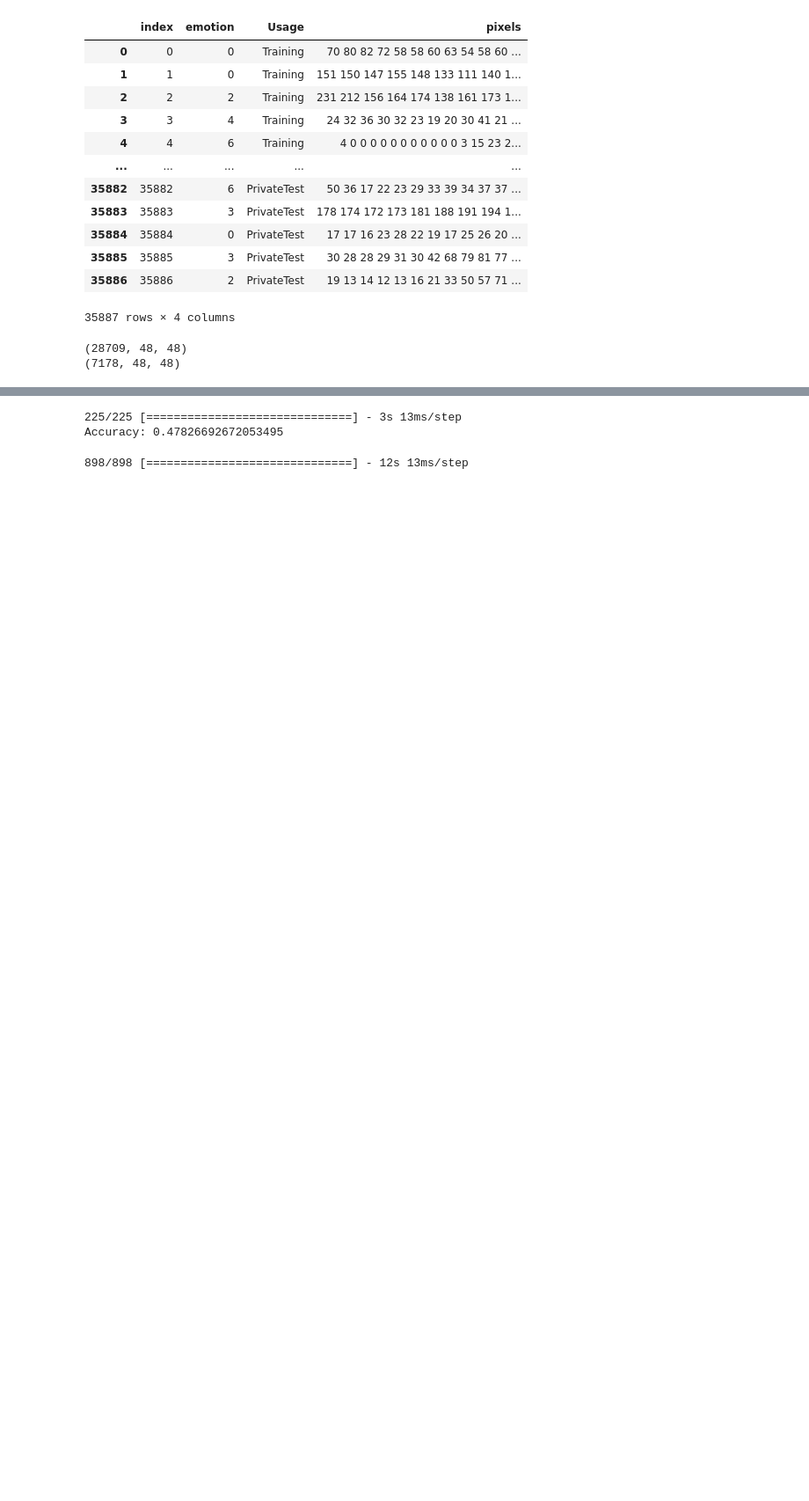
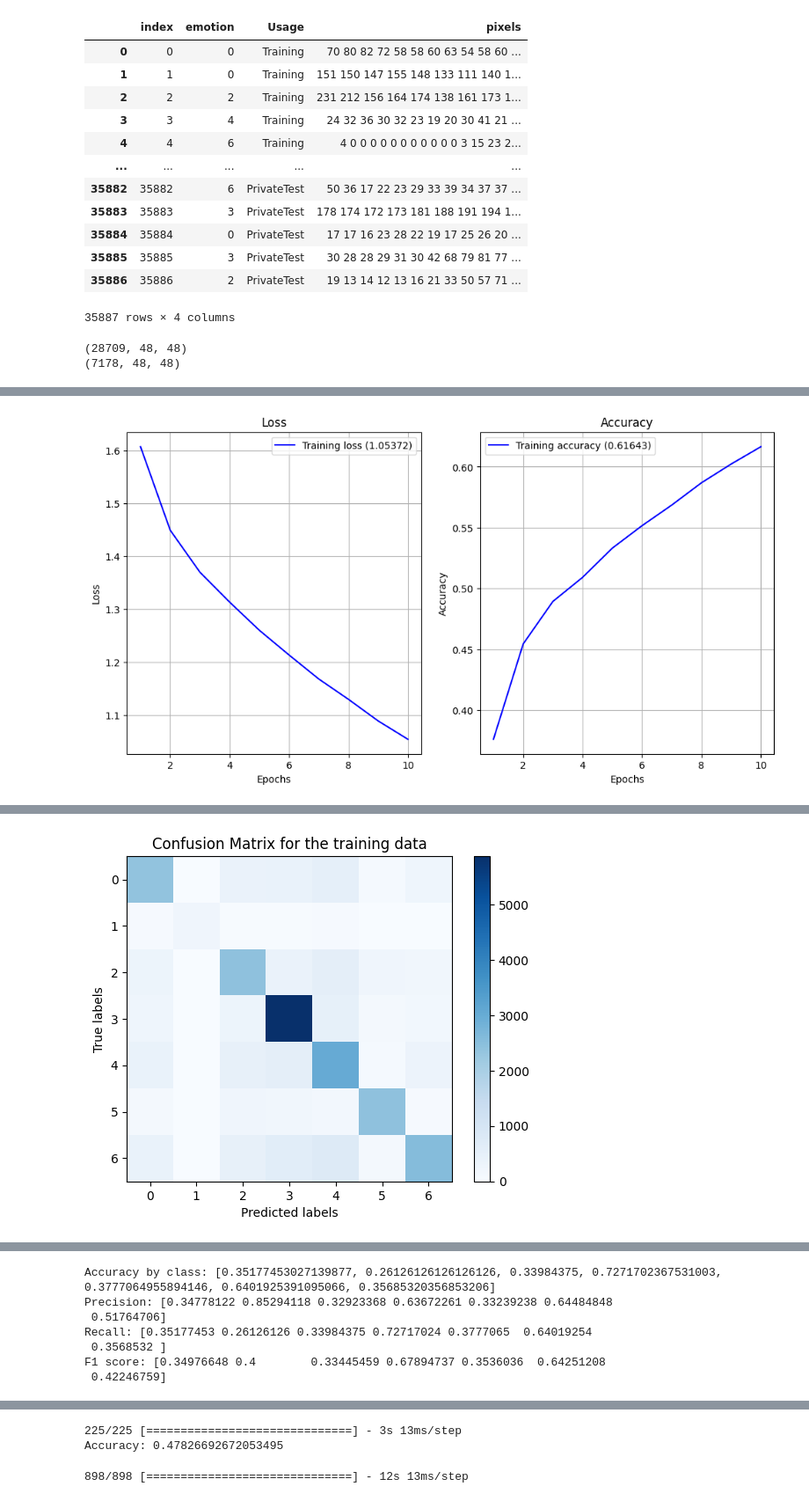
Before and after one commit to Lui10dya/Applied_AI_Miniproject_Diez_Maisonhaute, a Jupyter notebook: main_v2.ipynb, the cells around one changed output, grey strips where cells are left out. Shown: that part at 88% size. Cells and saved outputs as stored; diff of their text form; code cells hidden in the pictures; blank space fills up the shorter version.

```diff
--- a/main_v2.ipynb
+++ b/main_v2.ipynb
@@ -30,7 +30,7 @@ import pandas as pd
 #Rename the folder as faceEmotion_dataset_v2
 
 # read the CSV file
-df = pd.read_csv("faceEmotion_dataset_v2/icml_face_data.csv/icml_face_data.csv")
+df = pd.read_csv("faceEmotion_dataset_v2/icml_face_data.csv")
 
 num_classes = 7
 
@@ -188,0 +151,61 @@ plot_history(history)
+# %%
+# define the model number 1
+model = Sequential()
+model.add(Conv2D(32, (3, 3), activation='relu', input_shape=(48, 48, 1)))
+model.add(MaxPooling2D((2, 2)))
+model.add(Flatten())
+model.add(Dense(num_classes, activation='softmax'))
+
+# compile the model
+model.compile(optimizer='adam', loss='categorical_crossentropy', metrics=['accuracy'])
+
+# train the model
+history = model.fit(X_train, y_train, epochs=10, batch_size=32) # the epochs MUST be incremented, the results are way better
+
+# check model results
+plot_history(history)
+
+# predictions  with the test data
+predictions = model.predict(X_test)
+
+# calculate the accuracy of the predictions
+accuracy = np.mean(np.argmax(predictions, axis=1) == np.argmax(y_test, axis=1))
+print('Accuracy:', accuracy)
+
+predictions_class_train = np.argmax(model.predict(X_train), axis=1)
+# y_test and predictions_class are the true labels and predicted labels, respectively
+cm = confusion_matrix(np.argmax(y_train, axis=1), predictions_class_train)
+plt.imshow(cm, cmap='Blues')
+plt.colorbar()
+plt.xlabel('Predicted labels')
+plt.ylabel('True labels')
+plt.title('Confusion Matrix for the training data')
+plt.show()
+
+predictions_class = np.argmax(predictions, axis=1)
+# y_test and predictions_class are the true labels and predicted labels, respectively
+cm = confusion_matrix(np.argmax(y_test, axis=1), predictions_class)
+plt.imshow(cm, cmap='Blues')
+plt.colorbar()
+plt.xlabel('Predicted labels')
+plt.ylabel('True labels')
+plt.title('Confusion Matrix for the validation data')
+plt.show()
+
+from sklearn.metrics import precision_score, recall_score, f1_score
+
+accuracies = []
+for i in range(num_classes):
+    accuracy = cm[i, i] / cm[i].sum()
+    accuracies.append(accuracy)
+print("Accuracy by class:", accuracies)
+
+# calculate the precision, recall, and F1 score
+precision = precision_score(np.argmax(y_test, axis=1), np.argmax(predictions, axis=1), average=None)
+recall = recall_score(np.argmax(y_test, axis=1), np.argmax(predictions, axis=1), average=None)
+f1 = f1_score(np.argmax(y_test, axis=1), np.argmax(predictions, axis=1), average=None)
+
+print('Precision:', precision)
+print('Recall:', recall)
+print('F1 score:', f1)
+# %% [output]
@@ -188,0 +232 @@ plot_history(history)
+[figure, added]
@@ -188,0 +236 @@ plot_history(history)
+[figure, added]
@@ -189 +238,8 @@ plot_history(history)
+Accuracy by class: [0.35177453027139877, 0.26126126126126126, 0.33984375, 0.7271702367531003, 0.3777064955894146, 0.6401925391095066, 0.35685320356853206]
+Precision: [0.34778122 0.85294118 0.32923368 0.63672261 0.33239238 0.64484848
+ 0.51764706]
+Recall: [0.35177453 0.26126126 0.33984375 0.72717024 0.3777065  0.64019254
+ 0.3568532 ]
+F1 score: [0.34976648 0.4        0.33445459 0.67894737 0.3536036  0.64251208
+ 0.42246759]
 # %%
```
Also changed, not shown: parts of 7 cells of this notebook.
